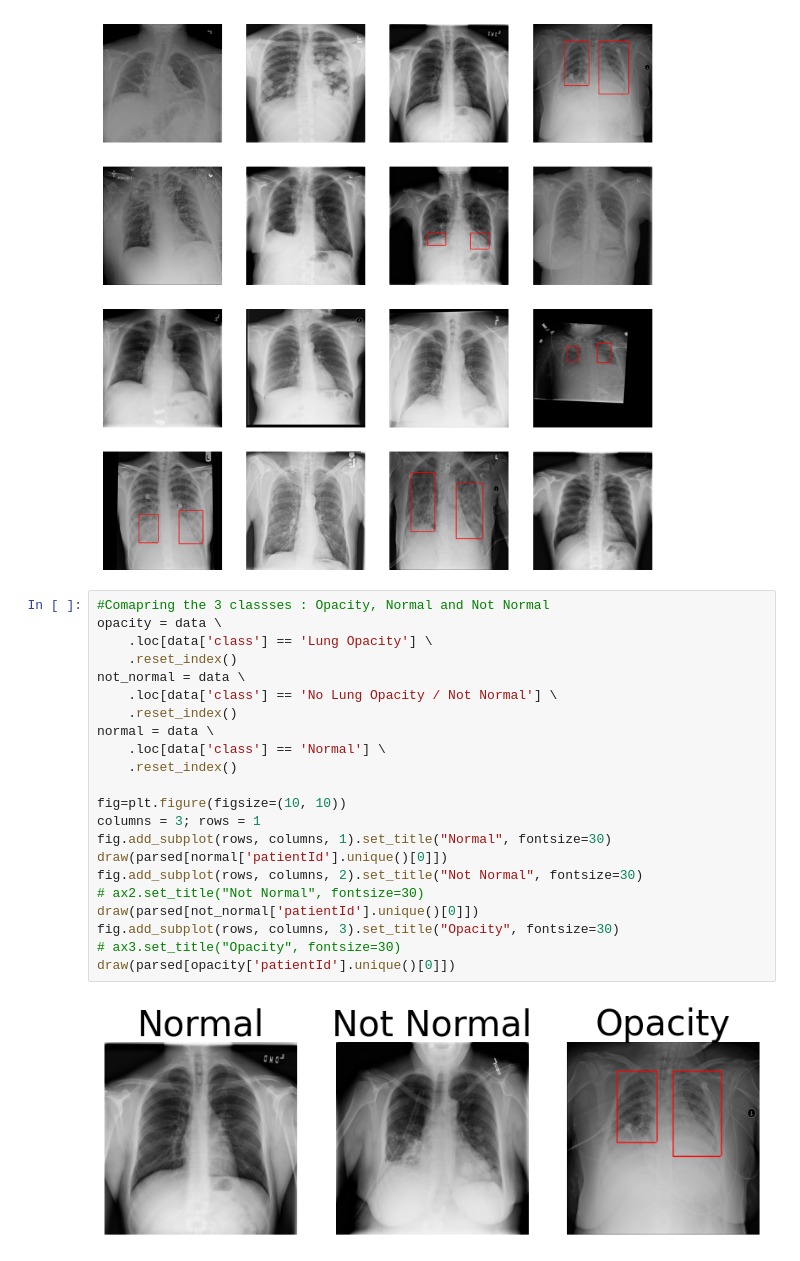
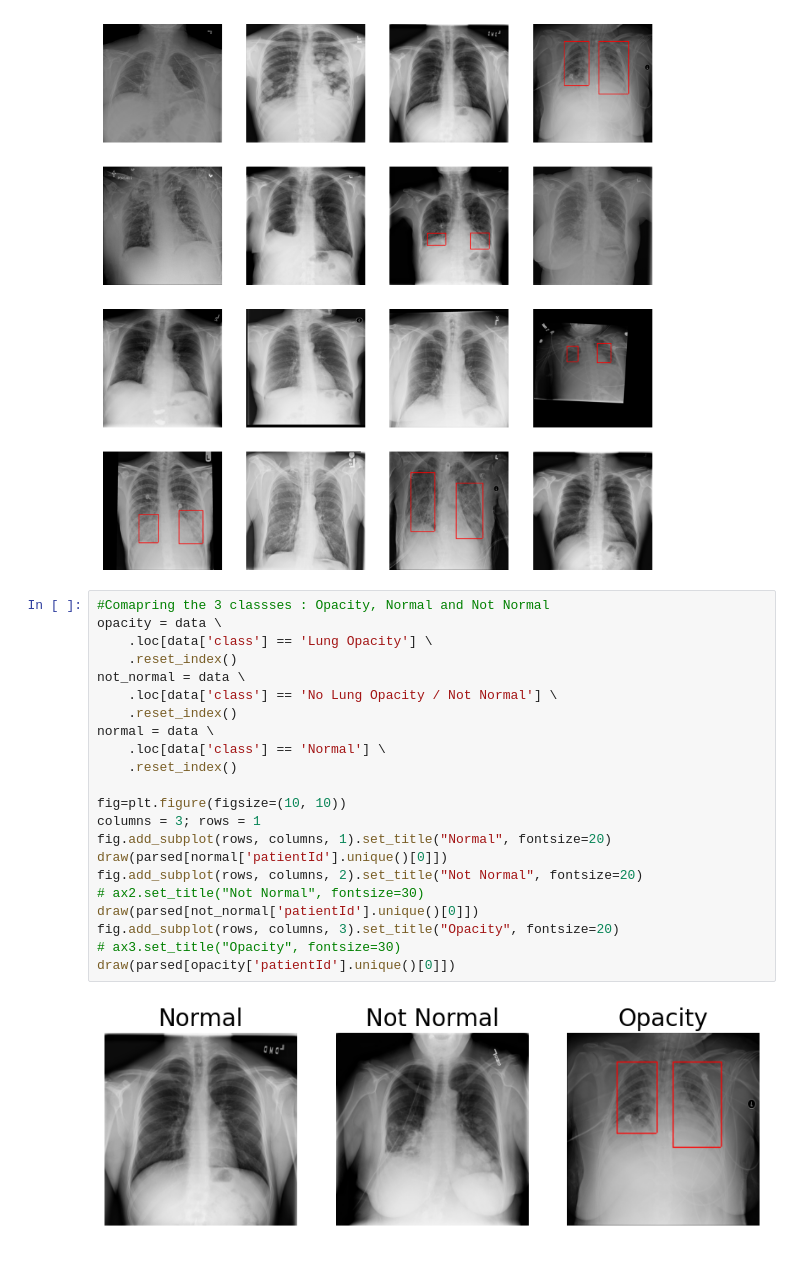
Before and after one commit to akashdhanpal/Pnemonia_Detection_CV_Deep_Learning, a Jupyter notebook: Capstone_Pneumonia.ipynb, the cells around one changed output. Saved outputs shown, nothing was run; the diff lists cells and outputs as text.

```diff
--- a/Capstone_Pneumonia.ipynb
+++ b/Capstone_Pneumonia.ipynb
@@ -546,24 +552,24 @@ for i in range(1, columns*rows +1):
 # %%
 #Comapring the 3 classses : Opacity, Normal and Not Normal
 opacity = data \
     .loc[data['class'] == 'Lung Opacity'] \
     .reset_index()
 not_normal = data \
     .loc[data['class'] == 'No Lung Opacity / Not Normal'] \
     .reset_index()
 normal = data \
     .loc[data['class'] == 'Normal'] \
     .reset_index()
 
 fig=plt.figure(figsize=(10, 10))
 columns = 3; rows = 1
-fig.add_subplot(rows, columns, 1).set_title("Normal", fontsize=30)
+fig.add_subplot(rows, columns, 1).set_title("Normal", fontsize=20)
 draw(parsed[normal['patientId'].unique()[0]])
-fig.add_subplot(rows, columns, 2).set_title("Not Normal", fontsize=30)
+fig.add_subplot(rows, columns, 2).set_title("Not Normal", fontsize=20)
 # ax2.set_title("Not Normal", fontsize=30)
 draw(parsed[not_normal['patientId'].unique()[0]])
-fig.add_subplot(rows, columns, 3).set_title("Opacity", fontsize=30)
+fig.add_subplot(rows, columns, 3).set_title("Opacity", fontsize=20)
 # ax3.set_title("Opacity", fontsize=30)
 draw(parsed[opacity['patientId'].unique()[0]])
 # %% [output]
-[figure, old version]
+[figure, new version]
```
Also changed, not shown: parts of 38 cells of this notebook.
